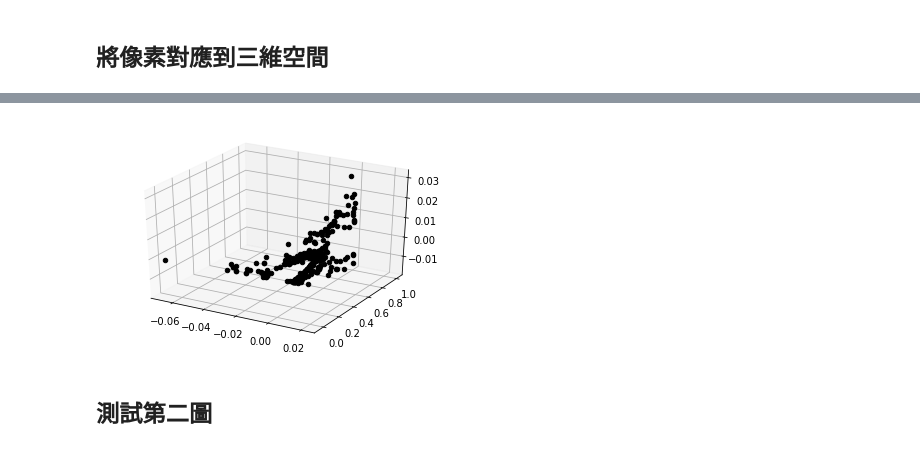
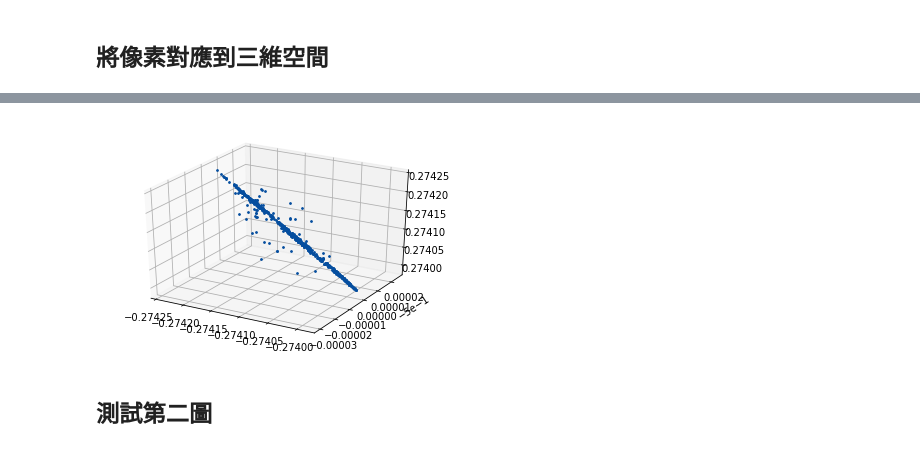
Before and after one commit to YuanSyun/CV-Structure-from-motion, a Jupyter notebook: HW4.ipynb, the cells around one changed output, grey strips where cells are left out. Drawn from its saved outputs; the diff is of its cells as text; code cells hidden in the pictures.

```diff
--- a/HW4.ipynb
+++ b/HW4.ipynb
@@ -17,8 +19,14 @@ import hw3
 # %% [markdown]
 ## 讀取圖片
 # %%
-image1 = cv2.imread('./data/Mesona1.JPG')
-image2 = cv2.imread('./data/Mesona2.JPG')
+DEBUG_IMAGE_INDEX = 1
+
+if(DEBUG_IMAGE_INDEX==1):
+    image1 = cv2.imread('./data/Mesona1.JPG')
+    image2 = cv2.imread('./data/Mesona2.JPG')
+elif(DEBUG_IMAGE_INDEX == 2):
+    image1 = cv2.imread('./data/Statue1.bmp')
+    image2 = cv2.imread('./data/Statue2.bmp')
 image1 = cv2.cvtColor(image1, cv2.COLOR_BGR2RGB)
 image2 = cv2.cvtColor(image2, cv2.COLOR_BGR2RGB)
 
@@ -132,7 +153,6 @@ def get_fundamental(samplept1, samplept2):
     F = np.dot(np.dot(u, s), v)
 
     # homographs coefficient and denormalize the fundamental matrix
-    F = F/F[2,2]
     F = denormalize_fundamental_mat(nomalmat1, normalmat2, F)
     F = F/F[2,2]
 
@@ -190,7 +210,7 @@ def find_fundamental_by_RANSAC(matchedpt_order, imgpts1, imgpts2, inliner_thresh
             best_fundamental = f
             best_inlinernum = inlinernum
             best_sampts1, best_sampts2 = sampts1, sampts2
-    best_essential = get_essential_mat(intrinsic_matrix1, intrinsic_matrix1, best_fundamental)
+    best_essential = get_essential_mat(intrinsic_matrix1, intrinsic_matrix2, best_fundamental)
     print("RANSC Error\n", best_error)
     print("Inliner Number\n", best_inlinernum)
     return best_fundamental, best_essential, best_sampts1, best_sampts2
@@ -205,7 +225,7 @@ print("E\n", essentialmat)
 
 # by opencv
 fundamentalmat_opencv, _ = cv2.findFundamentalMat(imgpts1, imgpts2, cv2.RANSAC, RANSAC_INLINER_THRESHOLD, 0.99, None)
-essentialmat_opencv = get_essential_mat(intrinsic_matrix1, intrinsic_matrix1, fundamentalmat_opencv)
+essentialmat_opencv = get_essential_mat(intrinsic_matrix1, intrinsic_matrix2, fundamentalmat_opencv)
 cv_error, cv_inlinernum = get_geometric_error(imgpts1, imgpts2, fundamentalmat_opencv, RANSAC_INLINER_THRESHOLD)
 print("CV RANSC Error\n", cv_error)
 print("CV Inliner Number\n", cv_inlinernum)
@@ -383,30 +405,62 @@ def linear_LS_Triangulation(x1, camera_matrix1, x2, camera_matrix2):
                 -(x2[0]*camera_matrix2[2,3]-camera_matrix2[0,3]),
                 -(x2[1]*camera_matrix2[2,3]-camera_matrix2[1,3])])
 
-    retbal, dst = cv2.solve(A,B, flags=cv2.DECOMP_SVD)
-    return retbal, dst
+    state, X = cv2.solve(A, B, flags=cv2.DECOMP_SVD)
+    return state, X
 
-def triangulate_points(keypt1, keypt2, camera_matrix1, camera_matrix2):
+def iterative_linear_LS_triangulation(u, p, u1, p1):
+    '''
+        ref: Triangulation, Hartley, R.I. and Sturm, P.
+        http://www.morethantechnical.com/2012/01/04/simple-triangulation-with-opencv-from-harley-zisserman-w-code/
+    '''
+    wi, wi1 = 1, 1
+    X = np.zeros((4,1))
+    EPSILON = 0.1
 
-    points = np.zeros((len(keypt1), 3))
-    reproject_errors = np.zeros(len(keypt1))
-    for i in range(len(keypt1)):
+    #Hartley suggests 10 iterations at most
+    for i in range(10):
+        s, aX = linear_LS_Triangulation(u, p, u1, p1)
+        X = np.array([aX[0], aX[1], aX[2], 1])
+
+        # recalculate weights
+        p2x = np.dot(np.transpose(p[2]), X)
+        p2x1 = np.dot(np.transpose(p1[2]), X)
+
+        # breaking point
+        if(abs(wi - p2x) <= EPSILON) and (abs(wi1 - p2x1) <= EPSILON):
+            break
+
+        # reweight equations and SVD
+        A = np.array([[(np.dot(u[0], p[2,0]) - p[0,0])/wi, (np.dot(u[0], p[2,1]) - p[0,1])/wi, (np.dot(u[0], p[2,2]) - p[0,2])/wi],
+                     [(np.dot(u[1], p[2,0]) - p[1,0])/wi, (np.dot(u[1], p[2,1]) - p[1,1])/wi, (np.dot(u[1], p[2,2]) - p[1,2])/wi],
+                     [(np.dot(u1[0], p1[2,0]) - p1[0,0])/wi1, (np.dot(u1[0], p1[2,1]) - p1[0,1])/wi1, (np.dot(u1[0], p1[2,2]) - p1[0,2])/wi1],
+                     [(np.dot(u1[1], p1[2,0]) - p1[1,0])/wi1, (np.dot(u1[1], p1[2,1]) - p1[1,1])/wi1, (np.dot(u1[1], p1[2,2]) - p1[1,2])/wi1]])
+
+        B = np.array([-(np.dot(u[0], p[2,3]) - p[0,3])/wi,
+                     -(np.dot(u[1], p[2,3]) - p[1,3])/wi,
+                     -(np.dot(u1[0], p1[2,3]) - p1[0,3])/wi1,
+                     -(np.dot(u1[1], p1[2,3]) - p1[1,3])/wi1])
+        state, aX = cv2.solve(A, B, flags=cv2.DECOMP_SVD)
+        X = np.array([aX[0], aX[1], aX[2], 1])
+    return X
+
+def triangulate_points(keypts1, keypts2, kinv, kinv1, p, p1):
+
+    points = np.zeros((len(keypts1), 3))
+    for i in range(len(keypts1)):
 
         # convert to normalized homogeneous coordinates
-        kp1 = keypt1[i]
+        kp1 = keypts1[i]
         x1 = np.array([kp1[0], kp1[1], 1])
-        x1m = np.dot(intrinsic_matrix_inverse1, x1)
-        x1 = x1m
+        x1 = np.dot(kinv, x1)
 
         # convert to normalized homogeneous coordinates
-        kp2 = keypt2[i]
+        kp2 = keypts2[i]
         x2 = np.array([kp2[0], kp2[1], 1])
-        x2m = np.dot(intrinsic_matrix_inverse1, x2)
-        x2 = x2m
+        x2 = np.dot(kinv1, x2)
 
         # triangulate
-        state, X = linear_LS_Triangulation(x1, camera_matrix1, x2, camera_matrix2)
-        points[i] = X[:,0]
+        points[i] = iterative_linear_LS_triangulation(x1, p, x2, p1)[:3]
 
     return points
 
@@ -417,13 +471,13 @@ def show_cloud_points(pts):
         xs = pts[i][0]
         ys = pts[i][1]
         zs = pts[i][2]
-        ax.scatter(xs, ys, zs, color='black')
+        ax.scatter(xs, ys, zs, color='#054E9F', s=3)
     plt.show()
 
-cloudpts1 = triangulate_points(imgpts1, imgpts2, cammat1, cammat2_1)
-cloudpts2 = triangulate_points(imgpts1, imgpts2, cammat1, cammat2_2)
-cloudpts3 = triangulate_points(imgpts1, imgpts2, cammat1, cammat2_3)
-cloudpts4 = triangulate_points(imgpts1, imgpts2, cammat1, cammat2_4)
+cloudpts1 = triangulate_points(imgpts1, imgpts2, np.linalg.inv(intrinsic_matrix1), np.linalg.inv(intrinsic_matrix2), cammat1, cammat2_1)
+cloudpts2 = triangulate_points(imgpts1, imgpts2, np.linalg.inv(intrinsic_matrix1), np.linalg.inv(intrinsic_matrix2), cammat1, cammat2_2)
+cloudpts3 = triangulate_points(imgpts1, imgpts2, np.linalg.inv(intrinsic_matrix1), np.linalg.inv(intrinsic_matrix2), cammat1, cammat2_3)
+cloudpts4 = triangulate_points(imgpts1, imgpts2, np.linalg.inv(intrinsic_matrix1), np.linalg.inv(intrinsic_matrix2), cammat1, cammat2_4)
 
 show_cloud_points(cloudpts1)
 show_cloud_points(cloudpts2)
@@ -436,4 +490,4 @@ show_cloud_points(cloudpts4)
-[figure, old version]
+[figure, new version]
 # %% [markdown]
 ## 測試第二圖
 # %%
```
Also changed, not shown: parts of 9 cells of this notebook, 3 other files.
